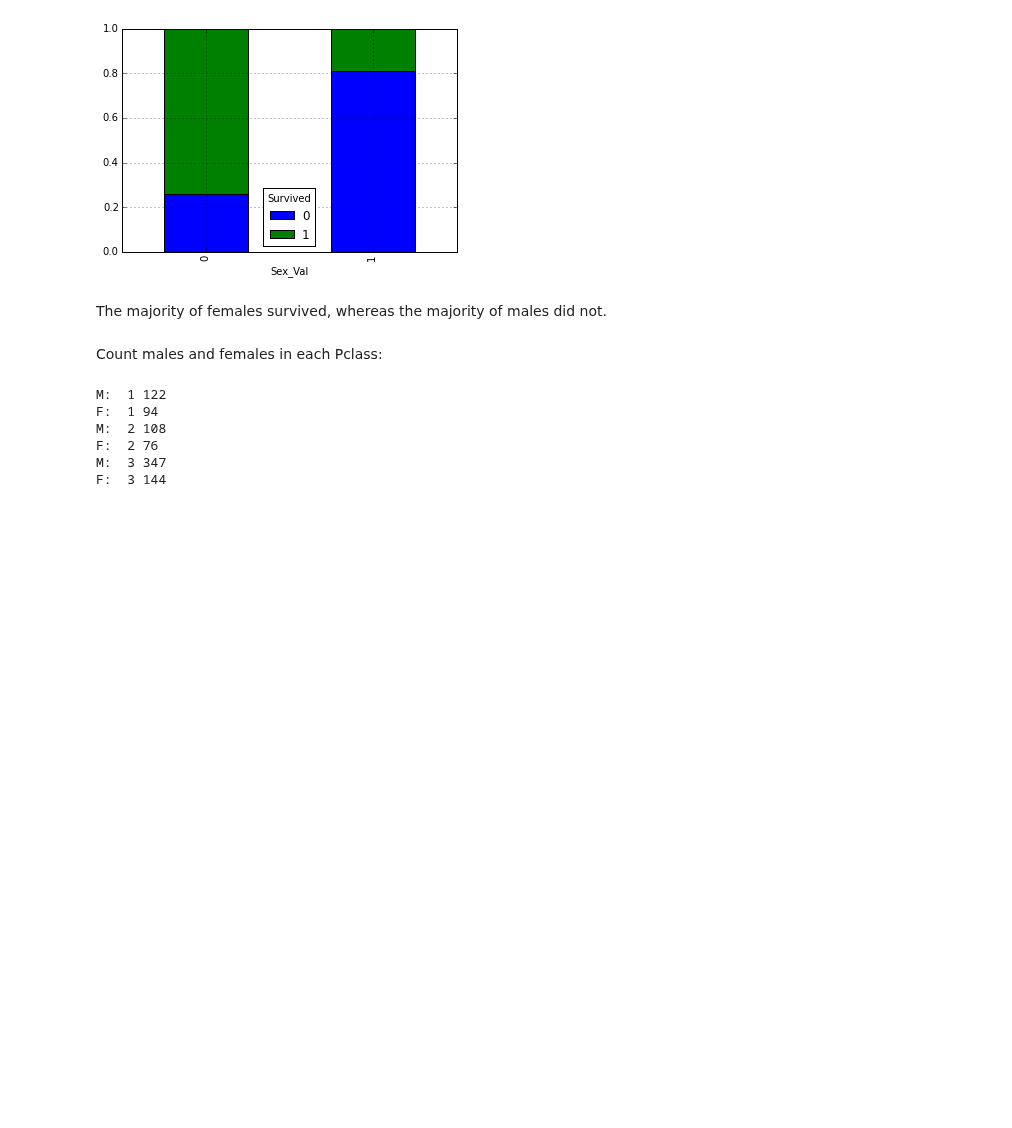
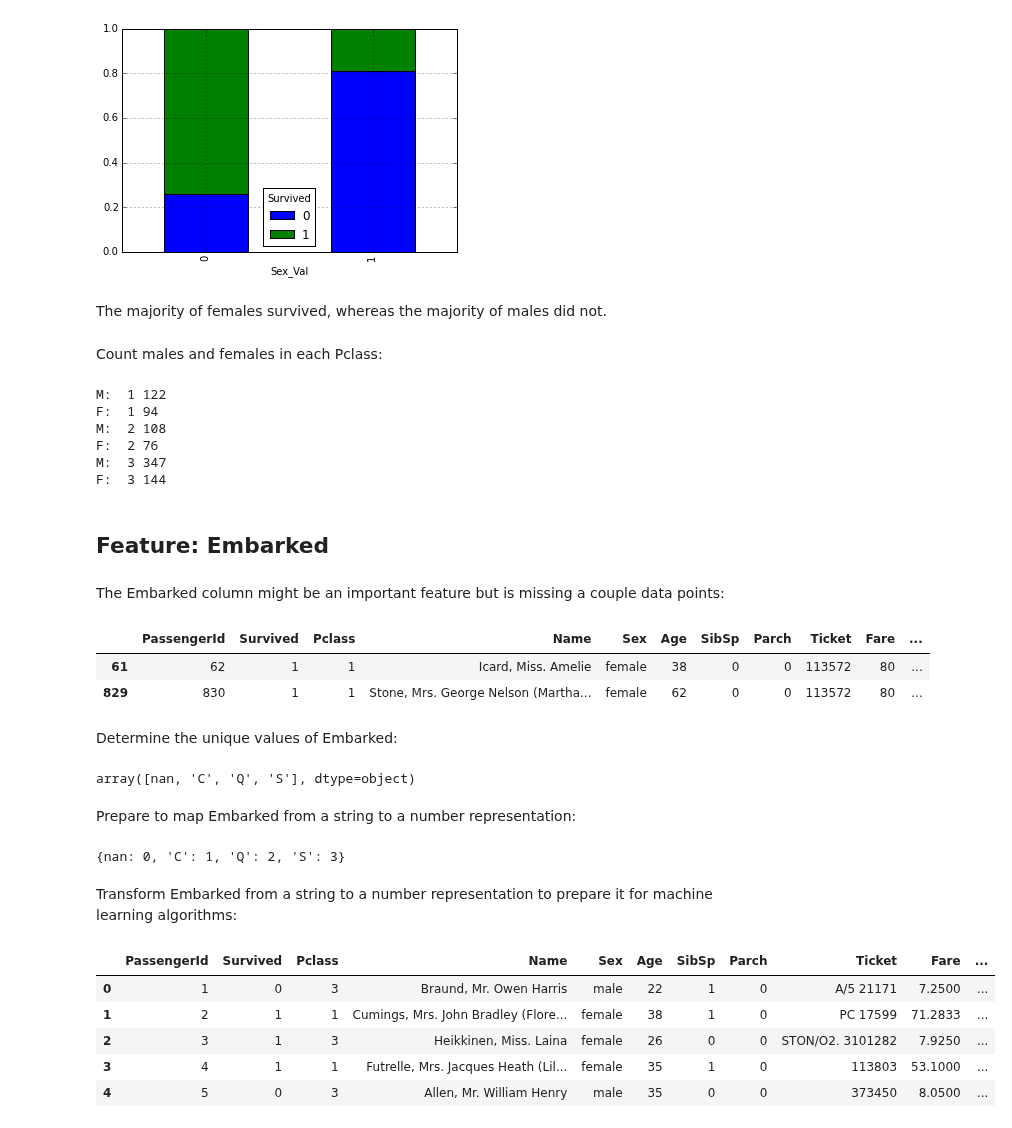
Before and after one commit to donnemartin/data-science-ipython-notebooks, a Jupyter notebook: kaggle/titanic.ipynb, the cells around one changed output. Cells and saved outputs as stored; diff of their text form; code cells hidden in the pictures; blank space fills up the shorter version.

```diff
--- a/kaggle/titanic.ipynb
+++ b/kaggle/titanic.ipynb
@@ -259,3 +259,40 @@ M:  2 108
 F:  2 76
 M:  3 347
 F:  3 144
+# %% [markdown]
+## Feature: Embarked
+# %% [markdown]
+The Embarked column might be an important feature but is missing a couple data points:
+# %%
+df[df['Embarked'].isnull()]
+# %% [output]
+|  | PassengerId | Survived | Pclass | Name | Sex | Age | SibSp | Parch | Ticket | Fare | ... |
+| 61 | 62 | 1 | 1 | Icard, Miss. Amelie | female | 38 | 0 | 0 | 113572 | 80 | ... |
+| 829 | 830 | 1 | 1 | Stone, Mrs. George Nelson (Martha... | female | 62 | 0 | 0 | 113572 | 80 | ... |
+# %% [markdown]
+Determine the unique values of Embarked:
+# %%
+embarked_locations = sort(df['Embarked'].unique())
+embarked_locations
+# %% [output]
+array([nan, 'C', 'Q', 'S'], dtype=object)
+# %% [markdown]
+Prepare to map Embarked from a string to a number representation:
+# %%
+embarked_locations_mapping = dict(zip(embarked_locations,
+                                      range(0, len(embarked_locations) + 1)))
+embarked_locations_mapping
+# %% [output]
+{nan: 0, 'C': 1, 'Q': 2, 'S': 3}
+# %% [markdown]
+Transform Embarked from a string to a number representation to prepare it for machine learning algorithms:
+# %%
+df['Embarked_Val'] = df['Embarked'].map(embarked_locations_mapping).astype(int)
+df.head()
+# %% [output]
+|  | PassengerId | Survived | Pclass | Name | Sex | Age | SibSp | Parch | Ticket | Fare | ... |
+| 0 | 1 | 0 | 3 | Braund, Mr. Owen Harris | male | 22 | 1 | 0 | A/5 21171 | 7.2500 | ... |
+| 1 | 2 | 1 | 1 | Cumings, Mrs. John Bradley (Flore... | female | 38 | 1 | 0 | PC 17599 | 71.2833 | ... |
+| 2 | 3 | 1 | 3 | Heikkinen, Miss. Laina | female | 26 | 0 | 0 | STON/O2. 3101282 | 7.9250 | ... |
+| 3 | 4 | 1 | 1 | Futrelle, Mrs. Jacques Heath (Lil... | female | 35 | 1 | 0 | 113803 | 53.1000 | ... |
+| 4 | 5 | 0 | 3 | Allen, Mr. William Henry | male | 35 | 0 | 0 | 373450 | 8.0500 | ... |
```
Also changed, not shown: parts of 12 cells of this notebook.
